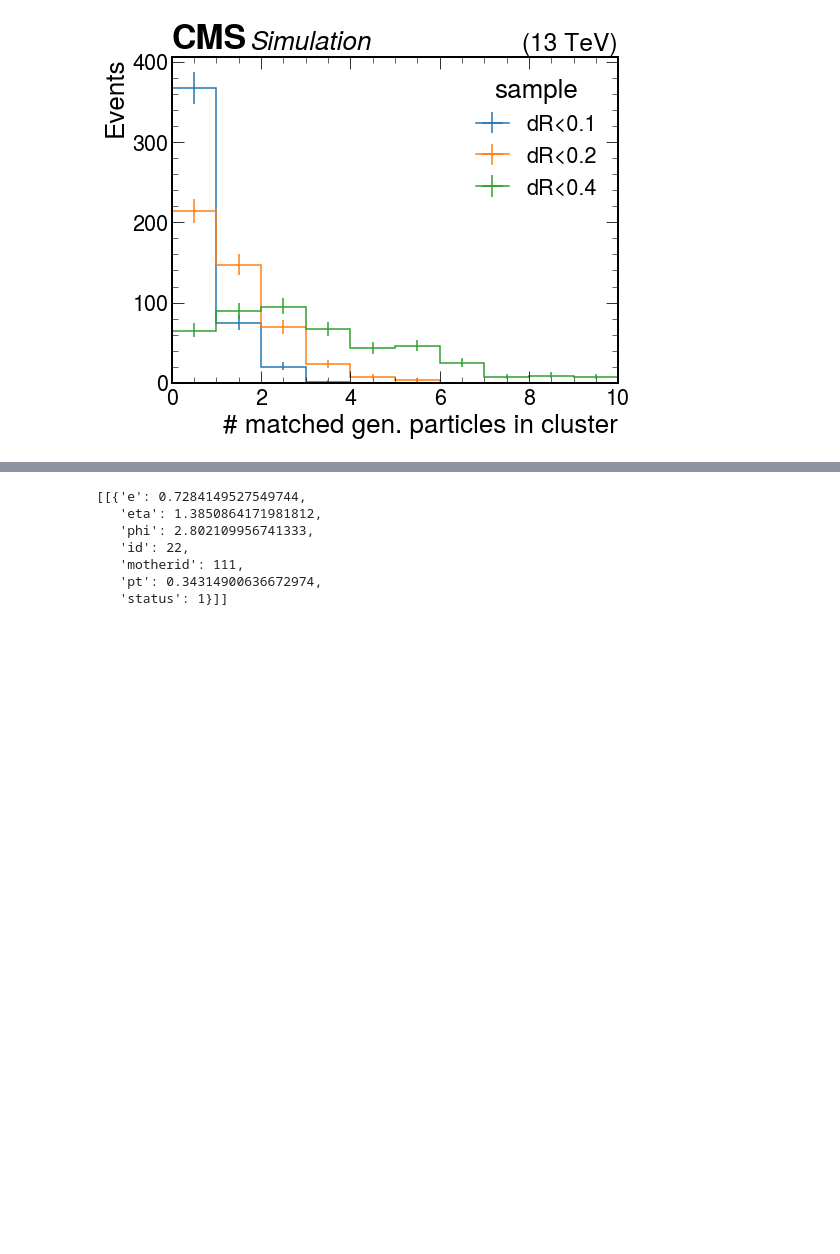
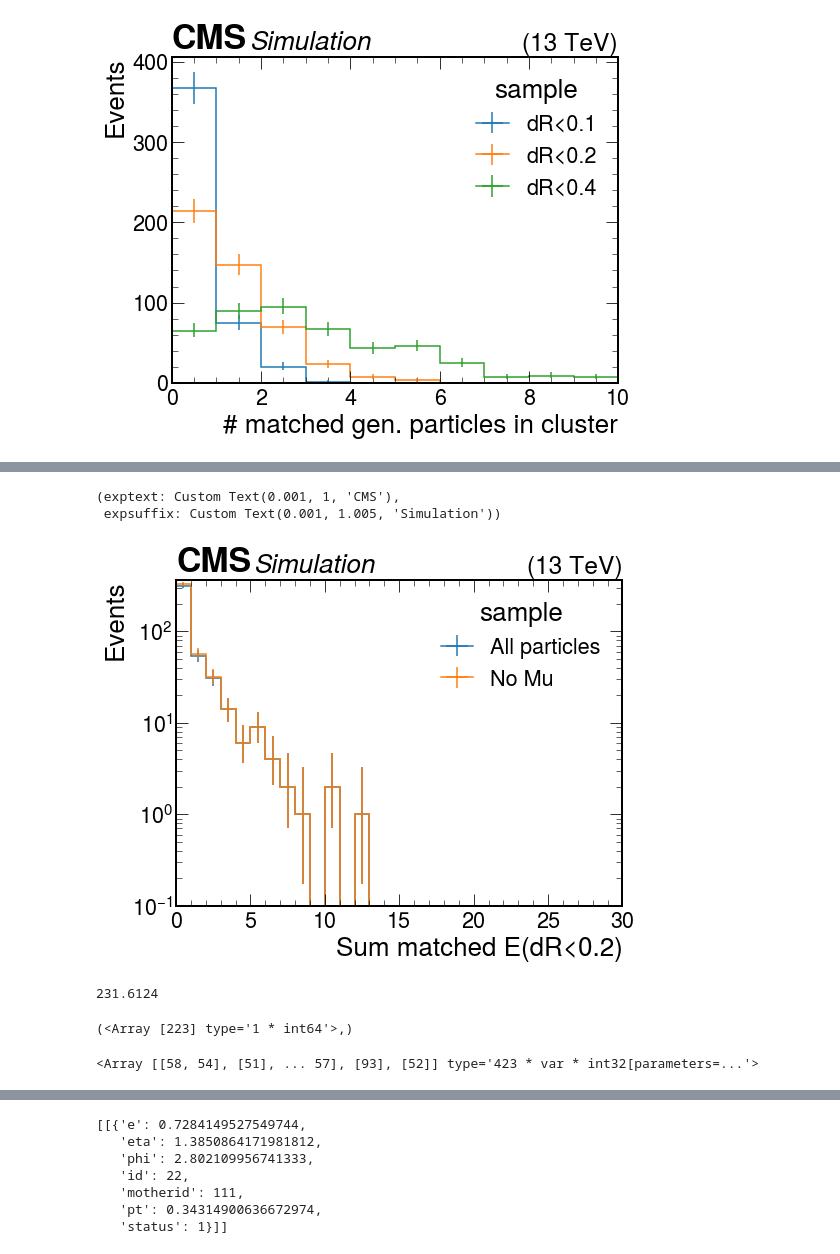
Before and after one commit to kakwok/LLP_coffea, a Jupyter notebook: notebook/SkimCheck.ipynb, the cells around one changed output, grey strips where cells are left out. Drawn from its saved outputs; the diff is of its cells as text; code cells hidden in the pictures; blank space fills up the shorter version.

```diff
--- a/notebook/SkimCheck.ipynb
+++ b/notebook/SkimCheck.ipynb
@@ -199,0 +280,33 @@ hep.cms.label(ax=axs)
+# %%
+plt.style.use(hep.style.CMS)
+fig, axs = plt.subplots(1,1, figsize=(8,6))
+
+h = hist.Hist("Events",
+         hist.Cat("sample","sample"),
+         hist.Bin("E","Sum matched E(dR<0.2)",30,0,30))
+
+h.fill(sample="All particles",E=ak.flatten(ak.sum(matched_gen.e,axis=2),axis=None))
+h.fill(sample="No Mu"        ,E=ak.flatten(ak.sum(matched_gen[abs(matched_gen.id)!=13].e,axis=2),axis=None))
+# mesons = np.logical_and(matched_gen.id>100,matched_gen.id<1000)
+# h.fill(sample="mesons",E=ak.flatten(matched_gen[mesons].e,axis=None))
+hist.plot1d(h,ax=axs)
+axs.set_yscale("log")
+axs.set_ylim(1e-1,None)
+hep.cms.label(ax=axs)
+# %% [output]
+(exptext: Custom Text(0.001, 1, 'CMS'),
+ expsuffix: Custom Text(0.001, 1.005, 'Simulation'))
+[figure, added]
+# %%
+sumE = ak.sum(matched_gen.e,axis=2)
+ak.max(sumE)
+# %% [output]
+231.6124
+# %%
+np.where(ak.any(sumE==231.6124,axis=1))
+# %% [output]
+(<Array [223] type='1 * int64'>,)
+# %%
+cls.size
+# %% [output]
+<Array [[58, 54], [51], ... 57], [93], [52]] type='423 * var * int32[parameters=...'>
```
Also changed, not shown: parts of 35 cells of this notebook.
